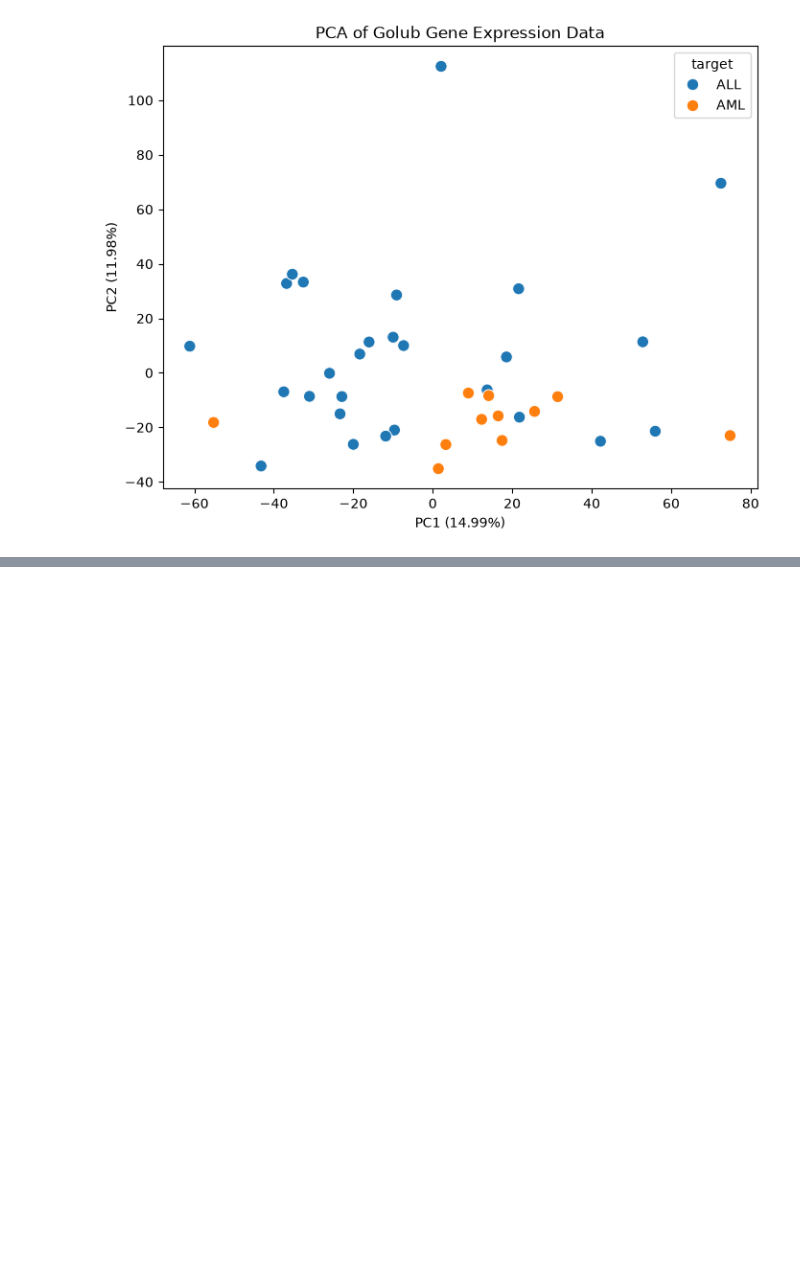
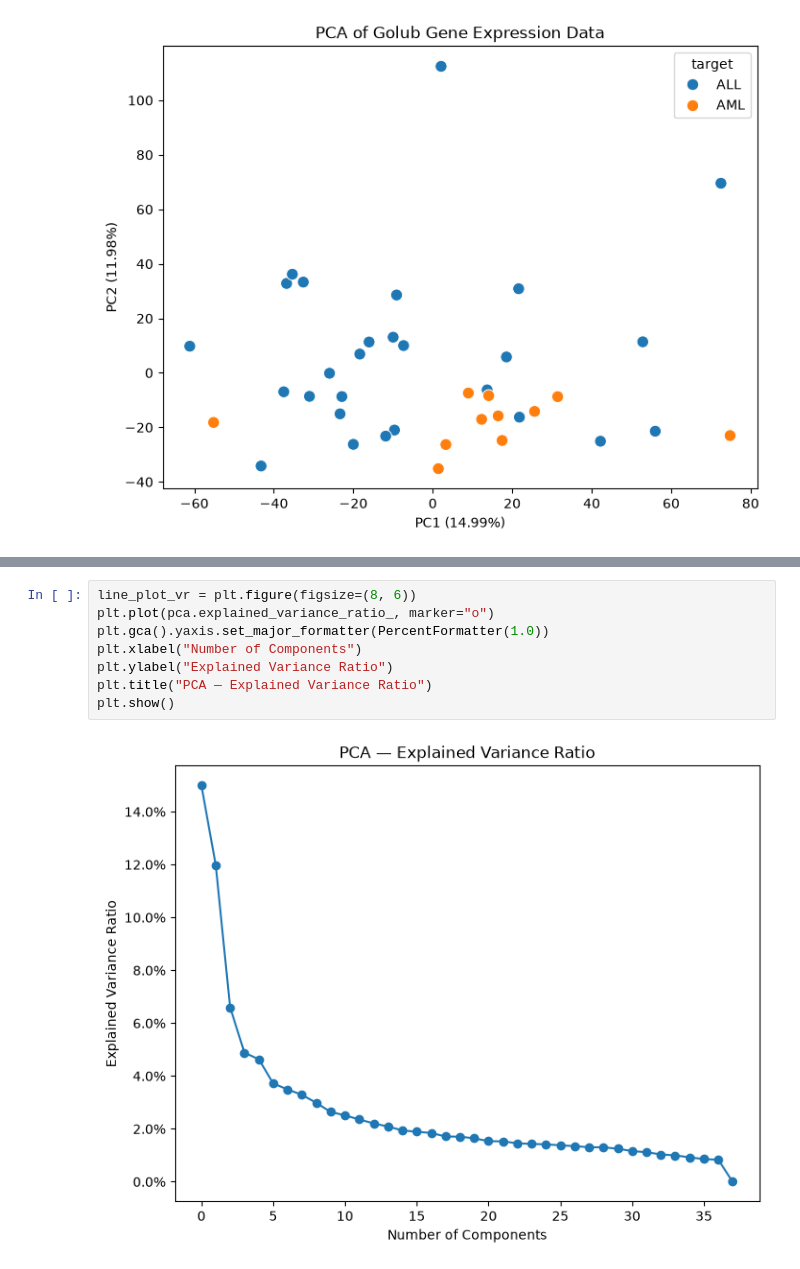
Before and after one commit to zehrarid/cancer-classification-gene-expression, a Jupyter notebook: code/dataPrep.ipynb, the cells around one changed output, grey strips where cells are left out. Cells and saved outputs as stored; diff of their text form; blank space fills up the shorter version.

```diff
--- a/code/dataPrep.ipynb
+++ b/code/dataPrep.ipynb
@@ -324,0 +393,10 @@ plt.show()
+# %%
+line_plot_vr = plt.figure(figsize=(8, 6))
+plt.plot(pca.explained_variance_ratio_, marker="o")
+plt.gca().yaxis.set_major_formatter(PercentFormatter(1.0))
+plt.xlabel("Number of Components")
+plt.ylabel("Explained Variance Ratio")
+plt.title("PCA — Explained Variance Ratio")
+plt.show()
+# %% [output]
+[figure, added]
```
Also changed, not shown: parts of 15 cells of this notebook.
